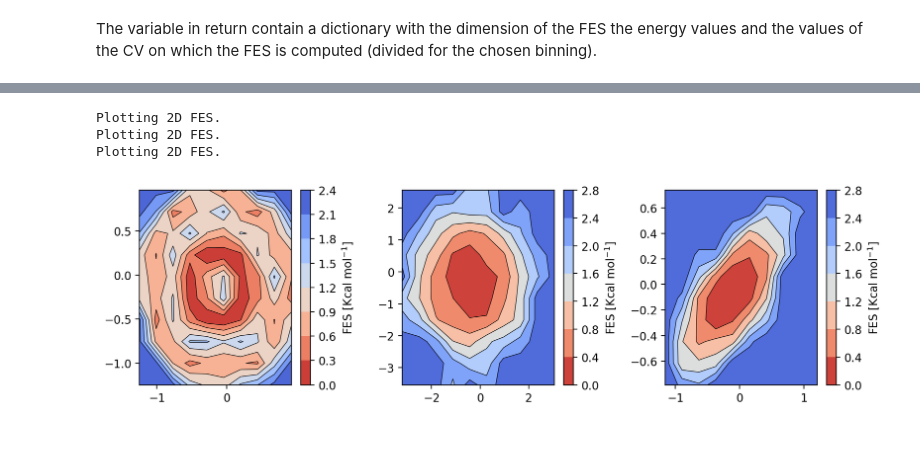
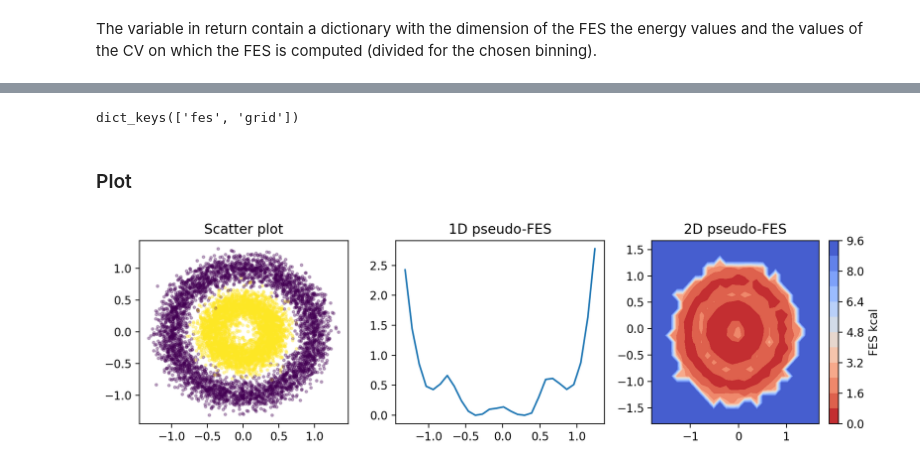
Before and after one commit to AGardinon/PHDtools, a Jupyter notebook: example/notebook/1_DataHandling_and_Plots.ipynb, the cells around one changed output, grey strips where cells are left out. Drawn from its saved outputs; the diff is of its cells as text; code cells hidden in the pictures; blank space fills up the shorter version.

Commit message:
reworked the data and plot module, adding cleaner fes implementation

```diff
--- a/example/notebook/1_DataHandling_and_Plots.ipynb
+++ b/example/notebook/1_DataHandling_and_Plots.ipynb
@@ -207 +201,7 @@ We can plot the results using the tools from the plot tools.
+# %%
+example_fes_2d.keys()
+# %% [output]
+dict_keys(['fes', 'grid'])
+# %% [markdown]
+### Plot
 # %%
@@ -216,30 +216,21 @@ data_list = [X, X2dG, X2dG_norm]
-# %%
-fig3, ax = plots.get_axes(**fig3_setup)
-
-FES_calc = computes.fes.FES(units='kcal',
-                            temp=300)
-
-for i,D in enumerate(data_list):
-
-    fes_compute_tmp = dict(
-        X = D[:,0],
-        Y = D[:,1],
-        bins = 10
-    )
-    fes_plot = dict(
-        figure=fig3,
-        axes=ax[i],
-        levels = 7,
-        contlabels = False,
-        cbar_label = r'FES [Kcal mol$^{-1}$]'
-    )
-
-    fes_output = FES_calc.fit_plot(**fes_compute_tmp,
-                                   plotArgs=fes_plot)
-
-fig3.tight_layout()
-# %% [output]
-Plotting 2D FES.
-Plotting 2D FES.
-Plotting 2D FES.
-[figure, removed]
+# %%
+fig3, ax = plots.get_axes(**fig3_setup)
+
+ax[0].scatter(*X.T, c=y, s=5, alpha=.3)
+ax[0].set_title("Scatter plot")
+
+plots.plot_fes_1d(**example_fes_1d, axes=ax[1])
+ax[1].set_title("1D pseudo-FES")
+
+surf, cont = plots.plot_fes_2d(**example_fes_2d,
+                               levels=12,
+                               axes=ax[2])
+ax[2].set_title("2D pseudo-FES")
+
+# we can customize further by adding a colorbar
+cbar = fig3.colorbar(surf,ax=ax[2])
+cbar.set_label(f"FES {fes_calc.unit}")
+
+fig3.tight_layout()
+# %% [output]
+[figure, added]
```
Also changed, not shown: parts of 13 cells of this notebook, 3 other files.
